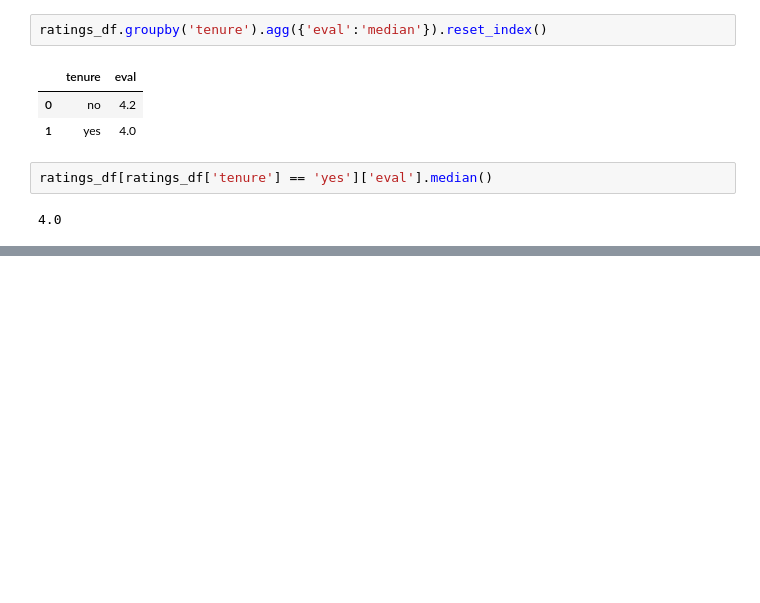
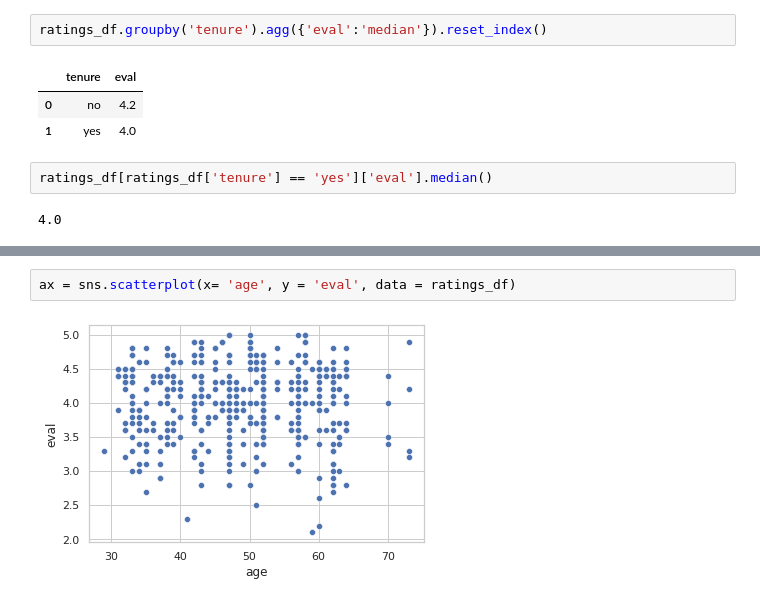
Before and after one commit to Muhliscm/Course-era-captone, a Jupyter notebook: statistics.ipynb, the cells around one changed output, grey strips where cells are left out. Cells and saved outputs as stored; diff of their text form; blank space fills up the shorter version.

```diff
--- a/statistics.ipynb
+++ b/statistics.ipynb
@@ -139,0 +196,4 @@ ratings_df[ratings_df['tenure'] == 'yes']['eval'].median()
+# %%
+ax = sns.scatterplot(x= 'age', y = 'eval', data = ratings_df)
+# %% [output]
+[figure, added]
```
Also changed, not shown: parts of 15 cells of this notebook.
